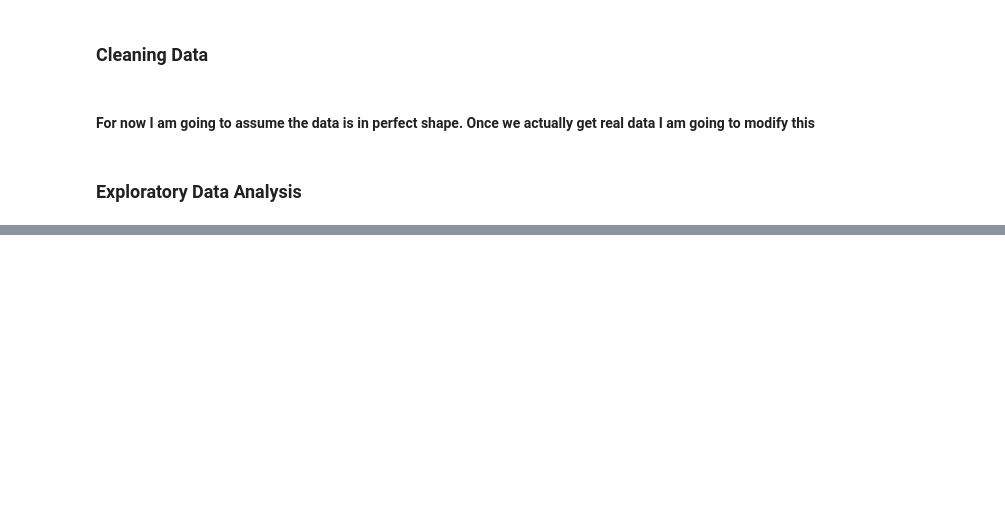
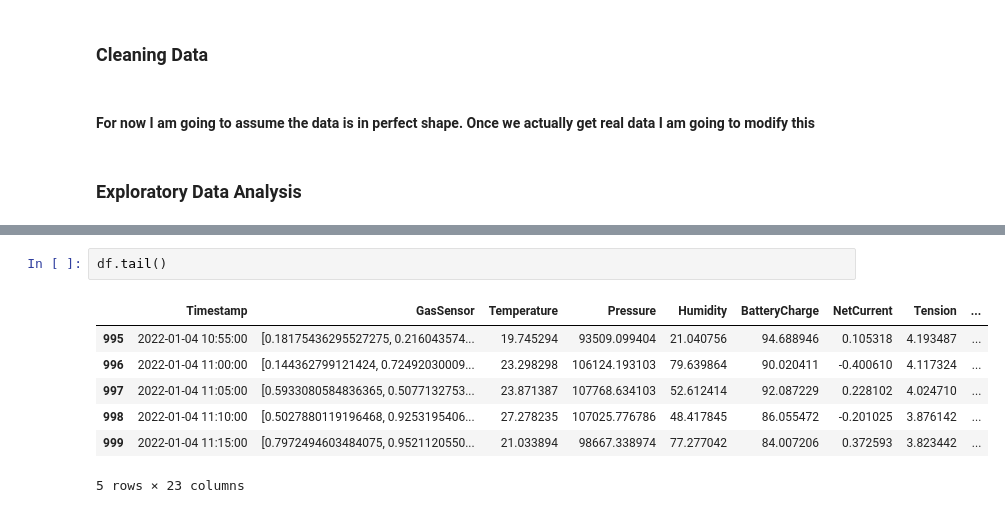
Before and after one commit to Ohm-Rajpal/USRA_Consulting, a Jupyter notebook: DataProcessing/Data Parser.ipynb, the cells around one changed output, grey strips where cells are left out. Saved outputs shown, nothing was run; the diff lists cells and outputs as text; blank space fills up the shorter version.

```diff
--- a/DataProcessing/Data Parser.ipynb
+++ b/DataProcessing/Data Parser.ipynb
@@ -33 +43,11 @@ df.describe()
+# %%
+df.tail()
+# %% [output]
+|  | Timestamp | GasSensor | Temperature | Pressure | Humidity | BatteryCharge | NetCurrent | Tension | ... |
+| 995 | 2022-01-04 10:55:00 | [0.18175436295527275, 0.216043574... | 19.745294 | 93509.099404 | 21.040756 | 94.688946 | 0.105318 | 4.193487 | ... |
+| 996 | 2022-01-04 11:00:00 | [0.144362799121424, 0.72492030009... | 23.298298 | 106124.193103 | 79.639864 | 90.020411 | -0.400610 | 4.117324 | ... |
+| 997 | 2022-01-04 11:05:00 | [0.5933080584836365, 0.5077132753... | 23.871387 | 107768.634103 | 52.612414 | 92.087229 | 0.228102 | 4.024710 | ... |
+| 998 | 2022-01-04 11:10:00 | [0.5027880119196468, 0.9253195406... | 27.278235 | 107025.776786 | 48.417845 | 86.055472 | -0.201025 | 3.876142 | ... |
+| 999 | 2022-01-04 11:15:00 | [0.7972494603484075, 0.9521120550... | 21.033894 | 98667.338974 | 77.277042 | 84.007206 | 0.372593 | 3.823442 | ... |
+5 rows × 23 columns
 # %%
```
Also changed, not shown: parts of 8 cells of this notebook.
